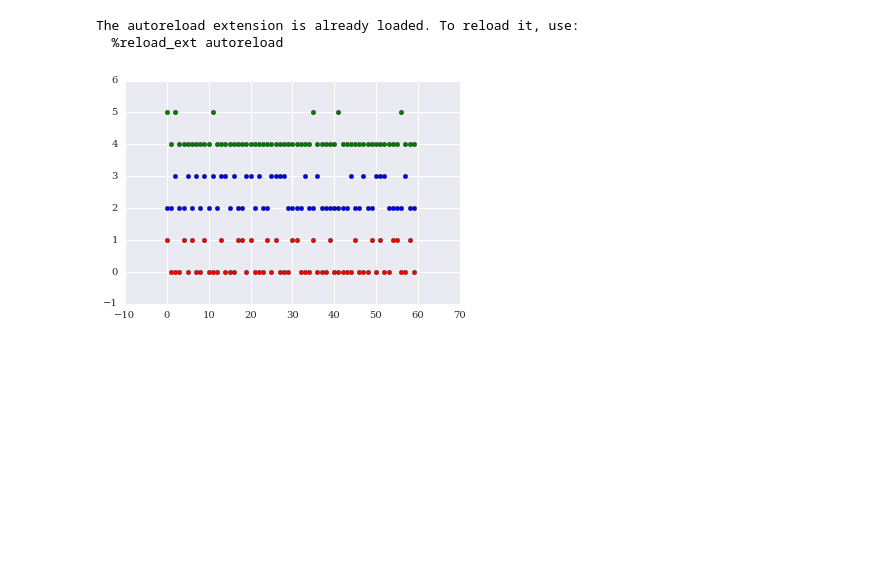
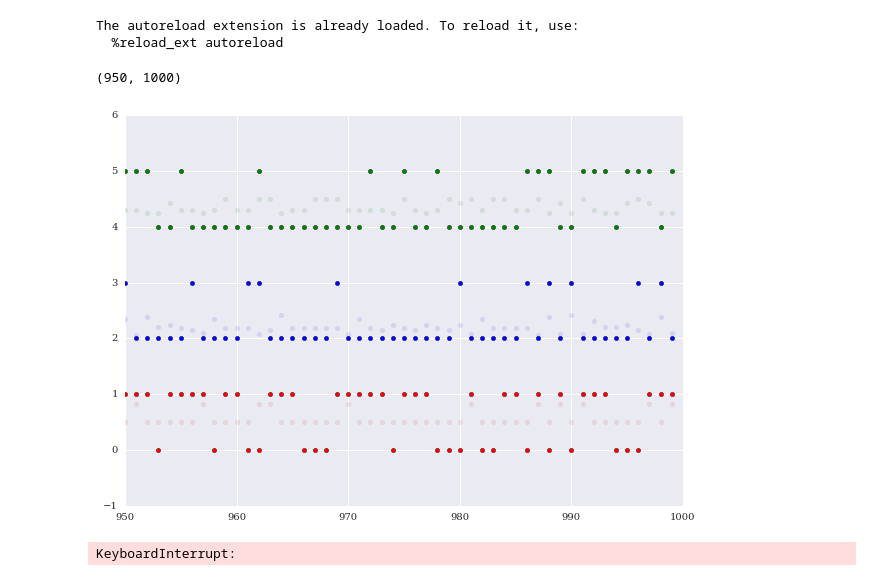
Before and after one commit to gabeschamberg/sample-path-causal-measure, a Jupyter notebook: notebooks/Conditional Bernoulli Causal Inference.ipynb, the cells around one changed output. Cells and saved outputs as stored; diff of their text form; code cells hidden in the pictures; blank space fills up the shorter version.

```diff
--- a/notebooks/Conditional Bernoulli Causal Inference.ipynb
+++ b/notebooks/Conditional Bernoulli Causal Inference.ipynb
@@ -32,7 +29,52 @@ T = 60
+# %%
+N = 3
+K = 2
+T = 1000
+
+params = np.zeros((N,N,K))
+# X params
+params[0,0,0] = 0   # x_{t-2} -> x_t
+params[0,0,1] = 0   # x_{t-1} -> x_t
+params[0,1,0] = 0   # y_{t-2} -> x_t
+params[0,1,1] = -1.5   # y_{t-1} -> x_t
+params[0,2,0] = 0   # z_{t-2} -> x_t
+params[0,2,1] = 0   # z_{t-1} -> x_t
+# Y params
+params[1,0,0] = 0   # x_{t-2} -> y_t
+params[1,0,1] = 0   # x_{t-1} -> y_t
+params[1,1,0] = -0.9   # y_{t-2} -> y_t
+params[1,1,1] = 1   # y_{t-1} -> y_t
+params[1,2,0] = -0.3   # z_{t-2} -> y_t
+params[1,2,1] = 0.2   # z_{t-1} -> y_t
+# Z params
+params[2,0,0] = 0   # x_{t-2} -> z_t
+params[2,0,1] = 0.8   # x_{t-1} -> z_t
+params[2,1,0] = 0   # y_{t-2} -> z_t
+params[2,1,1] = 0   # y_{t-1} -> z_t
+params[2,2,0] = 0.3   # z_{t-2} -> z_t
+params[2,2,1] = 0   # z_{t-1} -> z_t
+
+biases = np.zeros(N)
+biases[0] = 0
+biases[1] = 1.5
+biases[2] = 0
+
+(sequences,probs) = gen_bernoulli(N,T,K,params=params,biases=biases)
 # %%
+plt.figure(figsize=(10,7))
 c = ['r','b','g']
 for n in range(N):
     sequence = sequences[n,:]
+    prob = probs[n,:]
     plt.scatter(range(T),sequence+n*2,c=c[n])
+    plt.scatter(range(T),prob+n*2,c=c[n],alpha=0.1)
+
+plt.xlim([T-50,T])
 # %% [output]
+(950, 1000)
-[figure, old version]
+[figure, new version]
+# %%
+c_probs, c_pes, c_tree = ctw(sequences,depth=2)
+r_probs, r_pes, r_tree = ctw(sequences[[0,2],:],depth=7)
+# %% [output]
+KeyboardInterrupt:
```
Also changed, not shown: parts of 4 cells of this notebook, 16 other files.
